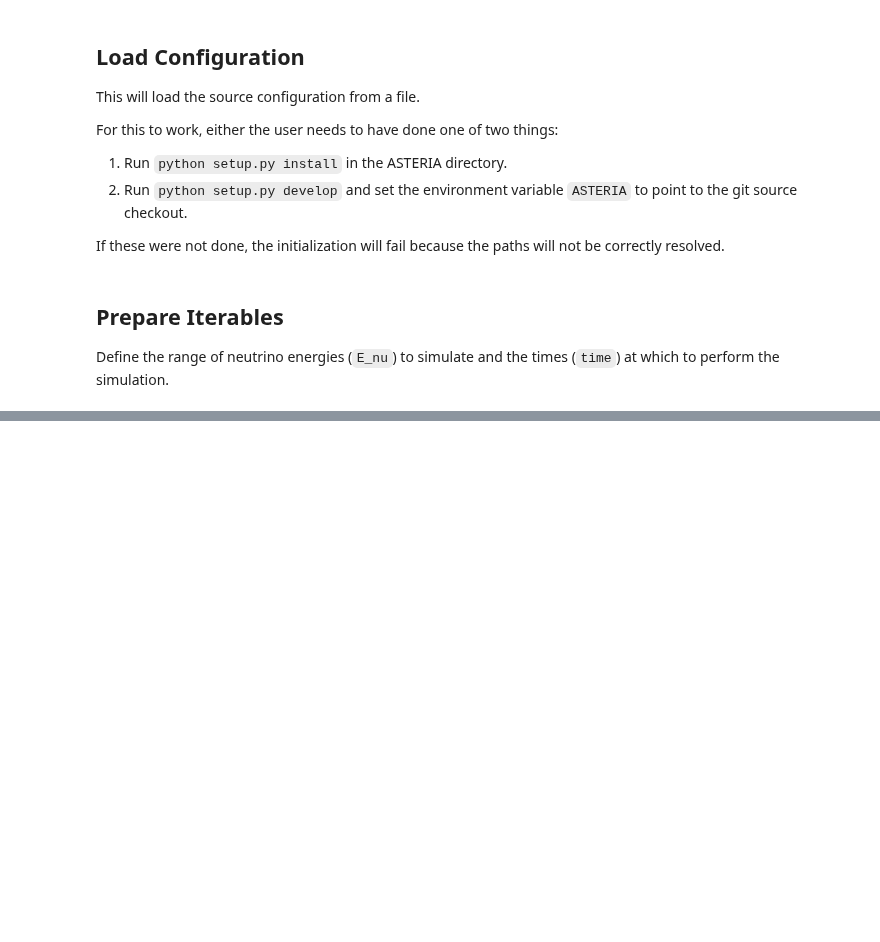
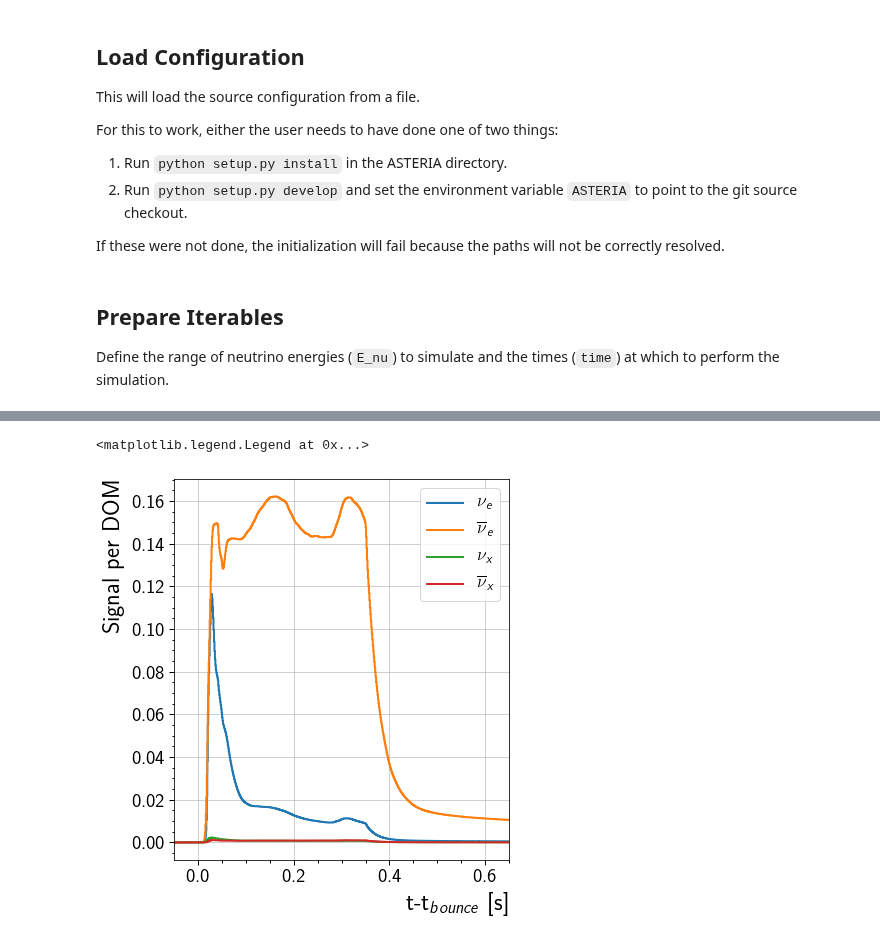
Before and after one commit to icecube/ASTERIA, a Jupyter notebook: docs/nb/detector_response.ipynb, the cells around one changed output, grey strips where cells are left out. Saved outputs shown, nothing was run; the diff lists cells and outputs as text; code cells hidden in the pictures; blank space fills up the shorter version.

```diff
--- a/docs/nb/detector_response.ipynb
+++ b/docs/nb/detector_response.ipynb
@@ -65,20 +68,25 @@ For this to work, either the user needs to have done one of two things:
 
 If these were not done, the initialization will fail because the paths will not be correctly resolved.
 # %%
-conf = config.load_config('../../data/config/test.yaml')
+conf = config.load_config('../../data/config/default.yaml')
 ccsn = source.initialize(conf)
+i3 = detector.initialize(conf)
 # %% [markdown]
 ## Prepare Iterables
 
 Define the range of neutrino energies (`E_nu`) to simulate and the times (`time`) at which to perform the simulation.
 # %%
 # Define neutrino energy spectrum
-E_min = 0.1; E_max = 100.1; dE = 0.1;
-Enu = np.arange(E_min, E_max, dE) * u.MeV
+E_min = parse_quantity(conf.simulation.energy.min).to(u.MeV).value
+E_max = parse_quantity(conf.simulation.energy.max).to(u.MeV).value
+dE = parse_quantity(conf.simulation.energy.step).to(u.MeV).value
+Enu = np.arange(E_min, E_max+dE, dE) * u.MeV
 
 # Define post-bounce times at which to evaluate
-t_min = -1; t_max = 15; dt = 0.0001;
-time = np.arange(t_min, t_max, dt) * u.s
+t_min = parse_quantity(conf.simulation.time.min).to(u.s).value
+t_max = parse_quantity(conf.simulation.time.max).to(u.s).value
+dt = parse_quantity(conf.simulation.time.step).to(u.s).value
+time = np.arange(t_min, t_max+dt, dt) * u.s
 # %% [markdown]
 ## Compute Charged Particle Spectrum
 
@@ -134,13 +137,20 @@ __NOTE (03/14/19)__: ASTERIA uses parameters interpolated with a spline to compu
 # %%
-E_per_V = np.zeros( shape=(len(Flavor), time.size) )
-signal_per_DOM = np.zeros_like(E_per_V)
+E_per_V = np.zeros( shape=(len(Flavor), time.size) ) * u.MeV / u.m**3
+total_E_per_V = np.zeros( time.size ) * u.MeV / u.m**3
+
+mixing = None
+if conf.simulation.hierarchy == 'normal':
+    mixing = SimpleMixing(33.2).normal_mixing
+elif conf.simulation.hierarchy == 'inverted':
+    mixing = SimpleMixing(33.2).inverted_mixing
 
 icecube_dt = 2e-3 #s
 
 effvol = 0.1654 * u.m**3 / u.MeV #Simple estimation of IceCube DOM Eff. Vol.
 
 for nu, (flavor, photon_spectrum) in enumerate(zip(Flavor, photon_spectra)):
-    E_per_V[nu] = ccsn.photonic_energy_per_vol(time, Enu, flavor, photon_spectrum)
+    E_per_V[nu] = ccsn.photonic_energy_per_vol(time, Enu, flavor, photon_spectrum, mixing)
+    total_E_per_V += E_per_V[nu]
 
 signal_per_DOM = effvol * E_per_V
 # %% [output]
@@ -249,7 +187,0 @@ __NOTE (04/22/19)__: The slightly larger disagreement for $\bar{\nu}_e$ May be c
-# %%
-ussrTime, ussrSignal = getUSSRdata('signal_per_dom.txt')
-
-for nu, flavor in enumerate(Flavor):
-    astrTime, astrSignal = rebin(time, signal_per_DOM[nu], dt, icecube_dt)
-    fig, (ax1, ax2) = drawComparison(astrTime, ussrSignal[nu], astrSignal, flavor, 'DOM Signal')
-    ax1.set( xlim=(-0.25, 1.25) )
@@ -260,0 +224,13 @@ for nu, flavor in enumerate(Flavor):
+# %%
+fig, ax = plt.subplots(1, figsize = (6,7))
+
+for nu, flavor in enumerate(Flavor):
+    ax.step( time, signal_per_DOM[nu], label=flavor.to_tex(), linewidth=2)
+
+ax.set_ylabel( 'Signal per DOM', horizontalalignment='right', y = 1)
+ax.set_xlabel(r't-t$_{bounce}$ [s]', horizontalalignment='right', x=1.0)
+ax.set(xlim=(-0.05, 0.65))
+ax.legend()
+# %% [output]
+<matplotlib.legend.Legend at 0x...>
+[figure, added]
```
Also changed, not shown: parts of 17 cells of this notebook, 6 other files.
